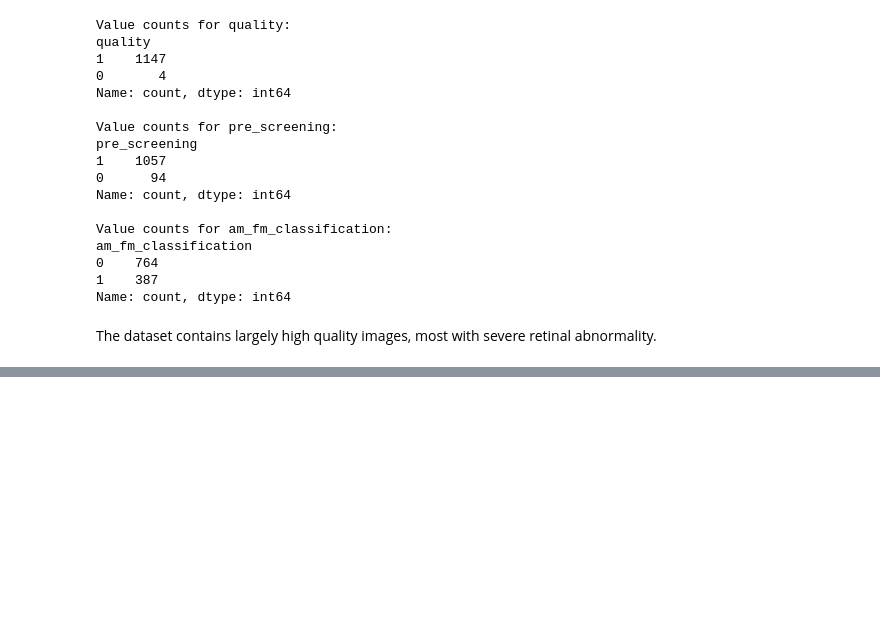
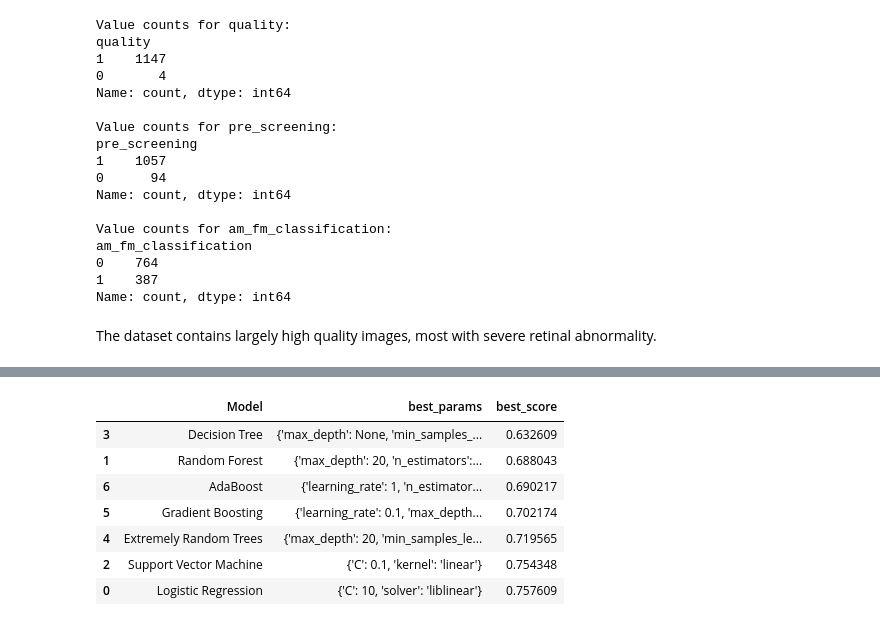
Before and after one commit to leonej01/Project-2-ML-Diabetic-Retinopathy, a Jupyter notebook: Starter_file.ipynb, the cells around one changed output, grey strips where cells are left out. Cells and saved outputs as stored; diff of their text form; code cells hidden in the pictures; blank space fills up the shorter version.

```diff
--- a/Starter_file.ipynb
+++ b/Starter_file.ipynb
@@ -190,0 +237,25 @@ plot_model_scores(model_scores)
+# %%
+# Clean dataframe before concatenating
+# Match values in gscv_hyperparam_tuning_df['model'] column to accuracy_df['Model']
+
+mapping = {'LogisticRegression': 'Logistic Regression',
+            'DecisionTreeClassifier' :'Decision Tree',
+            'ExtraTreesClassifier' :'Extremely Random Trees',
+            'RandomForestClassifier' : 'Random Forest',
+            'SVC' :'Support Vector Machine',
+            'GradientBoostingClassifier' :'Gradient Boosting',
+            'AdaBoostClassifier' :'AdaBoost',
+            }
+
+gscv_hyperparam_tuning_df['model'] = gscv_hyperparam_tuning_df['model'].map(mapping)
+gscv_hyperparam_tuning_df= gscv_hyperparam_tuning_df.rename(columns={'model': 'Model'})
+gscv_hyperparam_tuning_df
+# %% [output]
+|  | Model | best_params | best_score |
+| 3 | Decision Tree | {'max_depth': None, 'min_samples_... | 0.632609 |
+| 1 | Random Forest | {'max_depth': 20, 'n_estimators':... | 0.688043 |
+| 6 | AdaBoost | {'learning_rate': 1, 'n_estimator... | 0.690217 |
+| 5 | Gradient Boosting | {'learning_rate': 0.1, 'max_depth... | 0.702174 |
+| 4 | Extremely Random Trees | {'max_depth': 20, 'min_samples_le... | 0.719565 |
+| 2 | Support Vector Machine | {'C': 0.1, 'kernel': 'linear'} | 0.754348 |
+| 0 | Logistic Regression | {'C': 10, 'solver': 'liblinear'} | 0.757609 |
```
Also changed, not shown: parts of 27 cells of this notebook, 1 other file.
